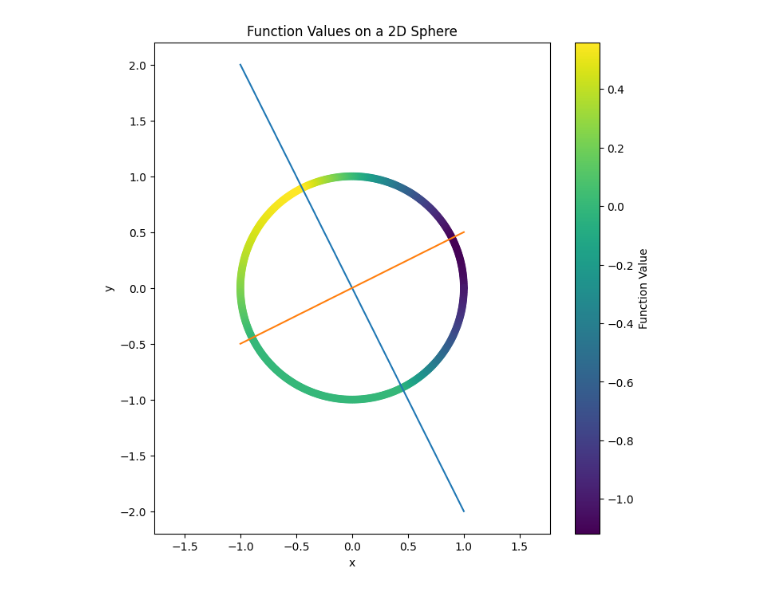
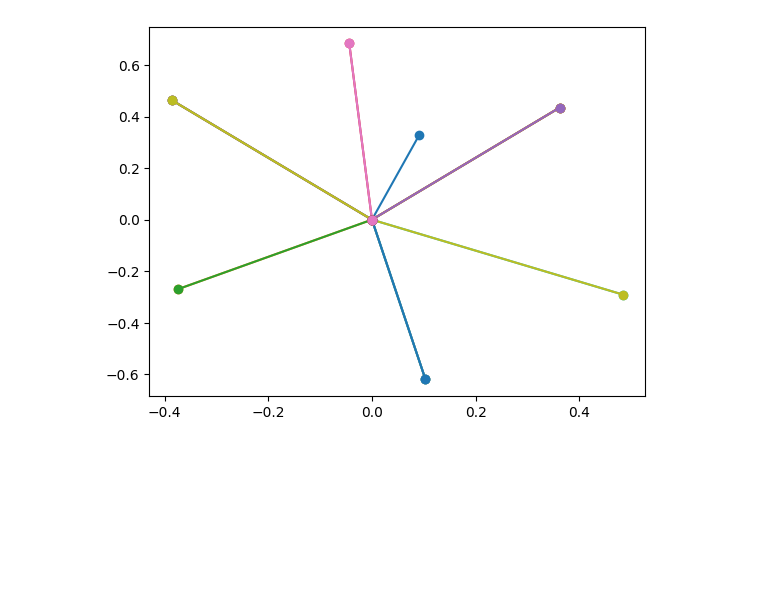
Before and after one commit to M-J-V/BEP_Code, a Jupyter notebook: exploration_notebooks/Orthogonal_input_gradient_dynamics/Non Zero Loss/extremal_vectors.ipynb, the cells around one changed output. Drawn from its saved outputs; the diff is of its cells as text; code cells hidden in the pictures; blank space fills up the shorter version.

Commit message:
update code to account for zero values of u

```diff
--- a/exploration_notebooks/Orthogonal_input_gradient_dynamics/Non Zero Loss/extremal_vectors.ipynb
+++ b/exploration_notebooks/Orthogonal_input_gradient_dynamics/Non Zero Loss/extremal_vectors.ipynb
@@ -210,24 +217,17 @@ for i in range(len(x_plot)):
     z[i] = funcG(np.array([[x_plot[i], y_plot[i]]]))
 
 # Create a dropdown menu for selecting the permutation
-permutations = list(itertools.product([-1, 1], repeat=n))
-permutation_dropdown = Dropdown(options=permutations, description='Permutation')
+permutations = list(itertools.product([1, 0, -1], repeat=n))
+# Dropdown considers (a,b) a tuple of label a and value b when n = 2
+if n == 2:
+    permutation_dropdown = Dropdown(options=[(p,p) for p in permutations], description='Permutation')
+else:
+    permutation_dropdown = Dropdown(options=permutations, description='Permutation')
 
-def plot_permutation(permutation):
-    plt.figure(figsize=(8, 8))
-    plt.scatter(x_plot, y_plot, c=z, cmap='viridis')
-    for x_val in x:
-        plot_line(x_val)
-    plt.colorbar(label='Function Value')
-    plt.xlabel('x')
-    plt.ylabel('y')
-    plt.title('Function Values on a 2D Sphere')
-    plt.axis('equal')
+# Perform elementwise multiplication using broadcasting
+y_x = y[:, np.newaxis] * x
 
-
-    # Perform elementwise multiplication using broadcasting
-    y_x = y[:, np.newaxis] * x
-
+for permutation in permutations:
     # Select and sum the elements of y_x based on the permutation
     selected_elements = y_x[np.array(permutation) == 1]
     sum_vector = np.sum(selected_elements, axis=0)
@@ -236,56 +236,83 @@ def plot_permutation(permutation):
     normalized_vector = sum_vector / (1+np.linalg.norm(sum_vector))
 
     # Plot the normalized result
-    plt.plot([0, normalized_vector[0]], [0, normalized_vector[1]], marker='o', label='Selected Sum')
+    plt.plot([0, normalized_vector[0]], [0, normalized_vector[1]], marker='o')
+
+def recursive_interval_additions(selected_elements, u, y_x, k):
+        if(k == n):
+            sum_vector = np.sum(selected_elements, axis=0)
+            normalized_vector = sum_vector / (1+np.linalg.norm(sum_vector))
+            plt.plot([0, normalized_vector[0]], [0, normalized_vector[1]], marker='o', color = 'red')
+            return
+        if(u[k] == 0):
+            recursive_interval_additions(np.append(selected_elements, [y_x[k]], axis=0) , u, y_x, k+1)
+        recursive_interval_additions(selected_elements, u, y_x, k+1)
+
+def plot_permutation(permutation):
+    plt.figure(figsize=(8, 8))
+    plt.scatter(x_plot, y_plot, c='black')
+    for x_val in x:
+        plot_line(x_val)
+    plt.xlabel('x')
+    plt.ylabel('y')
+    plt.title('Function Values on a 2D Sphere')
+    plt.axis('equal')
+
+    u = np.array(permutation)
+    # Select and sum the elements of y_x based on the permutation
+    selected_elements = y_x[u == 1]
+    sum_vector = np.sum(selected_elements, axis=0)
+    # Normalize the result
+    normalized_vector = sum_vector / (1+np.linalg.norm(sum_vector))
+    # Plot the normalized result
+
+    if np.any(u == 0):
+        recursive_interval_additions(selected_elements, u, y_x, 0)
+
+    plt.plot([0, normalized_vector[0]], [0, normalized_vector[1]], marker='o', color='blue')
+
     u = np.array([permutation])
 
     vec = mathcalD_u(u)
     r = np.linalg.norm(vec)
     vec_on_circle = vec / r
-    plt.plot([0, vec_on_circle[0][0]], [0, vec_on_circle[0][1]], c='red')
 
     inverse_A, extremal_vector = activation_cone(u[0], vec_on_circle[0])
 
-    plt.imshow(inverse_A, extent=(-1, 1, -1, 1), origin="lower", cmap="Greys", alpha=0.3)
-    # plt.imshow(np.rot90(inverse_A, 2), extent=(-1, 1, -1, 1), origin="lower", cmap="Greys", alpha=0.3)
-
-    if extremal_vector:
-        plt.plot([0, vec_on_circle[0][0]], [0, vec_on_circle[0][1]], c='blue')
+    if np.any(u == 0):
+        indexes = np.where(u == 0)[1]
+        for i in indexes:
+            plot_line(x[i], 5)
     else:
-        plt.plot([0, vec_on_circle[0][0]], [0, vec_on_circle[0][1]], c='red')
+        plt.imshow(inverse_A, extent=(-1, 1, -1, 1), origin="lower", cmap="Greys", alpha=0.3)
+        plt.imshow(np.rot90(inverse_A, 2), extent=(-1, 1, -1, 1), origin="lower", cmap="Greys", alpha=0.3)
 
     vec = mathcalD_u(u)
     r = np.linalg.norm(vec)
     vec_on_circle = vec / r
 
     plt.ylim(-1, 1)
     plt.xlim(-1, 1)
-    plt.show()
 
 # Define the function to plot the line
-def plot_line(w):
+def plot_line(w,linewidth=1):
     # Extract weights
     w1, w2 = w
 
     # Generate x1 values
     x1 = np.linspace(-1, 1, 40)
 
     # Calculate corresponding x2 values
     x2 = - (w1 * x1) / w2
 
     # Plot the line
-    plt.plot(x1, x2)
+    plt.plot(x1, x2, linewidth=linewidth)
 
 def plot_permutation_radius(permutation):
     plt.polar(theta, z)
 
-def plot_coordinate():
-    plt.plot(theta, z)
-
-
-
-interact(plot_permutation, permutation=permutation_dropdown)
-interact(plot_permutation_radius, permutation=permutation_dropdown)
-interact(plot_coordinate, permutation=permutation_dropdown)
+output = interact(plot_permutation, permutation=permutation_dropdown)
+# interact(plot_permutation_radius, permutation=permutation_dropdown)
+plt.polar(theta, z)
 # %% [output]
-[figure, old version]
+[figure, new version]
```
Also changed, not shown: parts of 8 cells of this notebook.
